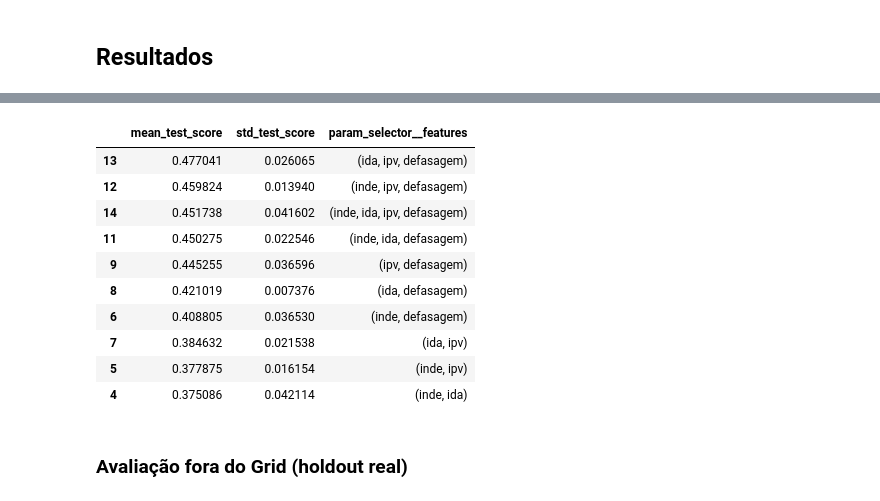
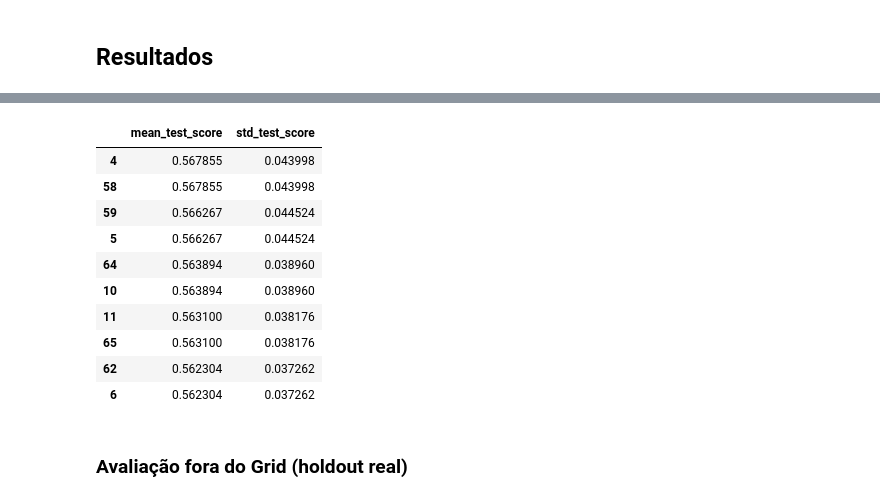
Before and after one commit to vbomura/tc5, a Jupyter notebook: Codigos/previsao_v2.ipynb, the cells around one changed output, grey strips where cells are left out. Saved outputs shown, nothing was run; the diff lists cells and outputs as text; code cells hidden in the pictures.

```diff
--- a/Codigos/previsao_v2.ipynb
+++ b/Codigos/previsao_v2.ipynb
@@ -202,16 +184,30 @@ preprocessador = ColumnTransformer(
         ('cat', OneHotEncoder(handle_unknown='ignore'), selector(dtype_include='object'))
     ]
 )
+# %%
+# Criamos a combinação de pesos
+
+pesos = np.round(np.arange(1, 2, 0.5), 1)
+
+# lista_pesos = [
+#     {-1: p1, 0: p2, 1: p3}
+#     for p1 in pesos
+#     for p2 in pesos
+#     for p3 in pesos
+# ]
+
+lista_pesos = [
+    {-1: 1, 0: 1.5, 1: 1.5}
+]
 # %% [markdown]
 ## Criando os pipelines
 # %%
 # Regressão logística
 pipe_log = Pipeline(steps=[
-    ('selector', FeatureSelector()),
+    # ('selector', FeatureSelector()),
     ('preprocessador', preprocessador),
     ('model', LogisticRegression(
         max_iter=1000,
-        class_weight='balanced',
         multi_class='ovr',
         random_state=42
     ))
@@ -219,22 +215,30 @@ pipe_log = Pipeline(steps=[
 
 # Random forest
 pipe_rf = Pipeline(steps=[
-    ('selector', FeatureSelector()),
+    # ('selector', FeatureSelector()),
     ('preprocessador', preprocessador),
     ('model', RandomForestClassifier(
         n_estimators=300,
-        class_weight='balanced',
         random_state=42
     ))
 ])
 # %%
 # Aplica as configurações de várias features
 param_grid_log = {
-    'selector__features': feature_sets
+    # 'selector__features': feature_sets
+    'model__class_weight': lista_pesos
+    ,'model__C': [0.01, 0.1, 1, 10, 100]
+    ,'model__penalty': ['l2']
+    ,'model__solver': ['lbfgs']
 }
 
 param_grid_rf = {
-    'selector__features': feature_sets
+    # 'selector__features': feature_sets
+    'model__class_weight': lista_pesos
+    ,'model__n_estimators': [200, 500]
+    ,'model__max_depth': [None, 5, 10, 20]
+    ,'model__min_samples_split': [2, 5, 10]
+    ,'model__min_samples_leaf': [1, 3, 5]
 }
 # %% [markdown]
 ## Treinando os modelos
@@ -245,8 +249,8 @@ y = df_modelo[target]
 grid_log = GridSearchCV(
     estimator=pipe_log,
     param_grid=param_grid_log,
-    scoring='f1_macro',
-    cv=5,
+    scoring='accuracy',
+    cv=4,
     n_jobs=-1,
     verbose=2
 )
@@ -257,8 +261,8 @@ grid_log.fit(X, y)
 grid_rf = GridSearchCV(
     estimator=pipe_rf,
     param_grid=param_grid_rf,
-    scoring='f1_macro',
-    cv=5,
+    scoring='accuracy',
+    cv=4,
     n_jobs=-1,
     verbose=2
 )
@@ -333,26 +346,26 @@ ranking_log.head(10)
 # %%
 resultados = pd.DataFrame(grid_rf.cv_results_)
 
 ranking_rf = (
     resultados[
-        ['mean_test_score', 'std_test_score', 'param_selector__features']
+        ['mean_test_score', 'std_test_score']
     ]
     .sort_values('mean_test_score', ascending=False)
 )
 
 ranking_rf.head(10)
 # %% [output]
-|  | mean_test_score | std_test_score | param_selector__features |
-| 13 | 0.477041 | 0.026065 | (ida, ipv, defasagem) |
-| 12 | 0.459824 | 0.013940 | (inde, ipv, defasagem) |
-| 14 | 0.451738 | 0.041602 | (inde, ida, ipv, defasagem) |
-| 11 | 0.450275 | 0.022546 | (inde, ida, defasagem) |
-| 9 | 0.445255 | 0.036596 | (ipv, defasagem) |
-| 8 | 0.421019 | 0.007376 | (ida, defasagem) |
-| 6 | 0.408805 | 0.036530 | (inde, defasagem) |
-| 7 | 0.384632 | 0.021538 | (ida, ipv) |
-| 5 | 0.377875 | 0.016154 | (inde, ipv) |
-| 4 | 0.375086 | 0.042114 | (inde, ida) |
+|  | mean_test_score | std_test_score |
+| 4 | 0.567855 | 0.043998 |
+| 58 | 0.567855 | 0.043998 |
+| 59 | 0.566267 | 0.044524 |
+| 5 | 0.566267 | 0.044524 |
+| 64 | 0.563894 | 0.038960 |
+| 10 | 0.563894 | 0.038960 |
+| 11 | 0.563100 | 0.038176 |
+| 65 | 0.563100 | 0.038176 |
+| 62 | 0.562304 | 0.037262 |
+| 6 | 0.562304 | 0.037262 |
 # %% [markdown]
 ### Avaliação fora do Grid (holdout real)
 # %%
```
Also changed, not shown: parts of 17 cells of this notebook.
